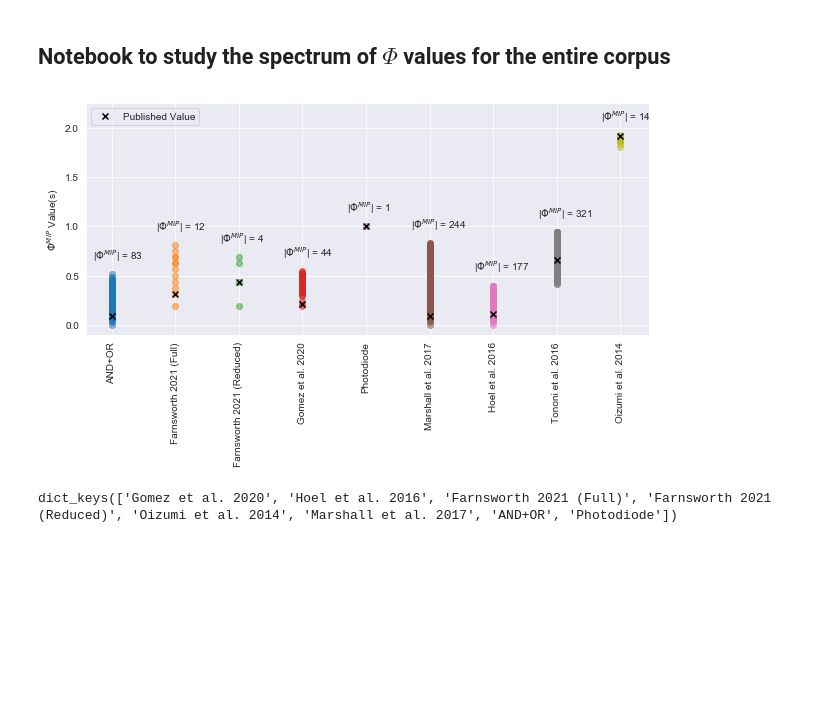
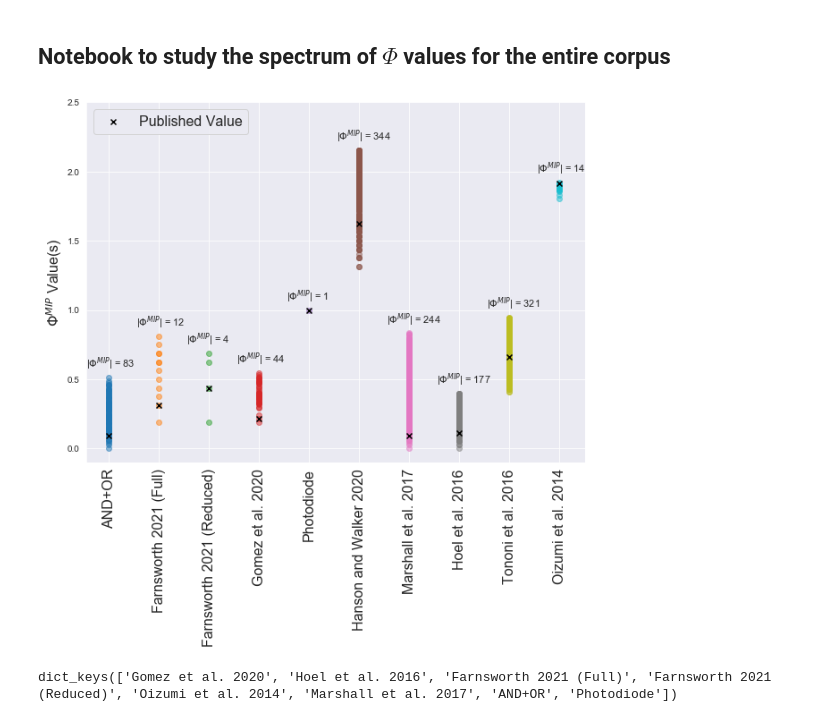
Before and after one commit to ELIFE-ASU/pyphi-spectrum, a Jupyter notebook: Entire Corpus.ipynb, the cells around one changed output. Cells and saved outputs as stored; diff of their text form; code cells hidden in the pictures; blank space fills up the shorter version.

```diff
--- a/Entire Corpus.ipynb
+++ b/Entire Corpus.ipynb
@@ -9,54 +9,54 @@ sns.set_style('darkgrid')
 %matplotlib inline
 
 ## Read in Data
-gomez = pd.read_csv("results/phi_spectrum_gomez_2021.csv",header=None,squeeze=True)
-hoel = pd.read_csv("results/phi_spectrum_hoel_2016.csv",header=None,squeeze=True)
-farnsworth_full = pd.read_csv("results/phi_spectrum_farnsworth_full.csv",header=None,squeeze=True)
-farnsworth_reduced = pd.read_csv("results/phi_spectrum_farnsworth_reduced.csv",header=None,squeeze=True)
-oizumi = pd.read_csv("results/phi_spectrum_oizumi_2014.csv",header=None,squeeze=True)
-marshall = pd.read_csv("results/phi_spectrum_marshall_2017.csv",header=None,squeeze=True)
-and_or = pd.read_csv("results/phi_spectrum_and_or.csv",header=None,squeeze=True)
-photodiode = pd.read_csv("results/phi_spectrum_photodiode.csv",header=None,squeeze=True)
-tononi = pd.read_csv("results/phi_spectrum_tononi_2016.csv",header=None,squeeze=True)
-tononi
-# hanson
+gomez = pd.read_csv("results/ALL/phi_spectrum_gomez_2021.csv",header=None,squeeze=True)
+hoel = pd.read_csv("results/ALL/phi_spectrum_hoel_2016.csv",header=None,squeeze=True)
+farnsworth_full = pd.read_csv("results/ALL/phi_spectrum_farnsworth_full.csv",header=None,squeeze=True)
+farnsworth_reduced = pd.read_csv("results/ALL/phi_spectrum_farnsworth_reduced.csv",header=None,squeeze=True)
+oizumi = pd.read_csv("results/ALL/phi_spectrum_oizumi_2014.csv",header=None,squeeze=True)
+marshall = pd.read_csv("results/ALL/phi_spectrum_marshall_2017.csv",header=None,squeeze=True)
+and_or = pd.read_csv("results/ALL/phi_spectrum_and_or.csv",header=None,squeeze=True)
+photodiode = pd.read_csv("results/ALL/phi_spectrum_photodiode.csv",header=None,squeeze=True)
+tononi = pd.read_csv("results/ALL/phi_spectrum_tononi_2016.csv",header=None,squeeze=True)
+hanson_101 = pd.read_csv("results/ALL/phi_spectrum_hanson_101.csv",header=None,squeeze=True)
 
 # ## Create Dict with 'Key':[Phi_MIP_values, Published Value]
 
 data_dict = {'AND+OR':[and_or,0.090278], 'Farnsworth 2021 (Full)':[farnsworth_full,0.3125],
              'Farnsworth 2021 (Reduced)':[farnsworth_reduced,0.4375], 'Gomez et al. 2020':[gomez,0.215278],
-             'Photodiode':[photodiode,1.0000], 'Marshall et al. 2017':[marshall,0.090278],
+             'Photodiode':[photodiode,1.0000], 'Hanson and Walker 2020':[hanson_101,1.625], 'Marshall et al. 2017':[marshall,0.090278],
              'Hoel et al. 2016':[hoel, 0.11389], 'Tononi et al. 2016':[tononi, 0.659722],
              'Oizumi et al. 2014':[oizumi,1.916665]}
 
 #### Plot
 
 ## Initialize fig, ax objects
-fig = plt.figure(figsize=(8.8,5.4))
+fig = plt.figure(figsize=(8.8,8.8))
 ax = plt.subplot(111)
 
 index = 0
 for key in data_dict.keys():
     size_of_Phi = len(data_dict[key][0]) ## number of degenerate Phi MIP values
     plt.scatter([index]*size_of_Phi,data_dict[key][0],alpha=0.5,label=None)
     if index == 0:
         plt.scatter([index],data_dict[key][1],marker='x',color='black',label='Published Value') # with label
     else:
         plt.scatter([index],data_dict[key][1],marker='x',color='black')   # no label
 
-    plt.annotate(r'|$\Phi^{MIP}$| = '+str(size_of_Phi),(index-0.3,np.max(data_dict[key][0])+0.15))
+    plt.annotate(r'|$\Phi^{MIP}$| = '+str(size_of_Phi),(index-0.45,np.max(data_dict[key][0])+0.075),fontsize=11)
     index=index+1
 
 ## Clean Up
-plt.ylabel(r'$\Phi^{MIP}$ Value(s)')
-plt.xticks(np.arange(len(data_dict)),data_dict.keys(),rotation=90)
-plt.legend(loc='upper left')
-plt.ylim((-0.1,2.25))
+# plt.title(r'',fontsize=14)
+plt.ylabel(r'$\Phi^{MIP}$ Value(s)',fontsize=16)
+plt.xticks(np.arange(len(data_dict)),data_dict.keys(),rotation=90,fontsize=16)
+plt.legend(loc='upper left',fontsize=16)
+plt.ylim((-0.1,2.5))
 plt.tight_layout()
 plt.savefig('Phi_MIP_Corpus.pdf')
 plt.show()
 # %% [output]
-[figure, old version]
+[figure, new version]
 # %%
 np.arange(len(data_dict))
 data_dict.keys()
```
Also changed, not shown: 2 other files.
